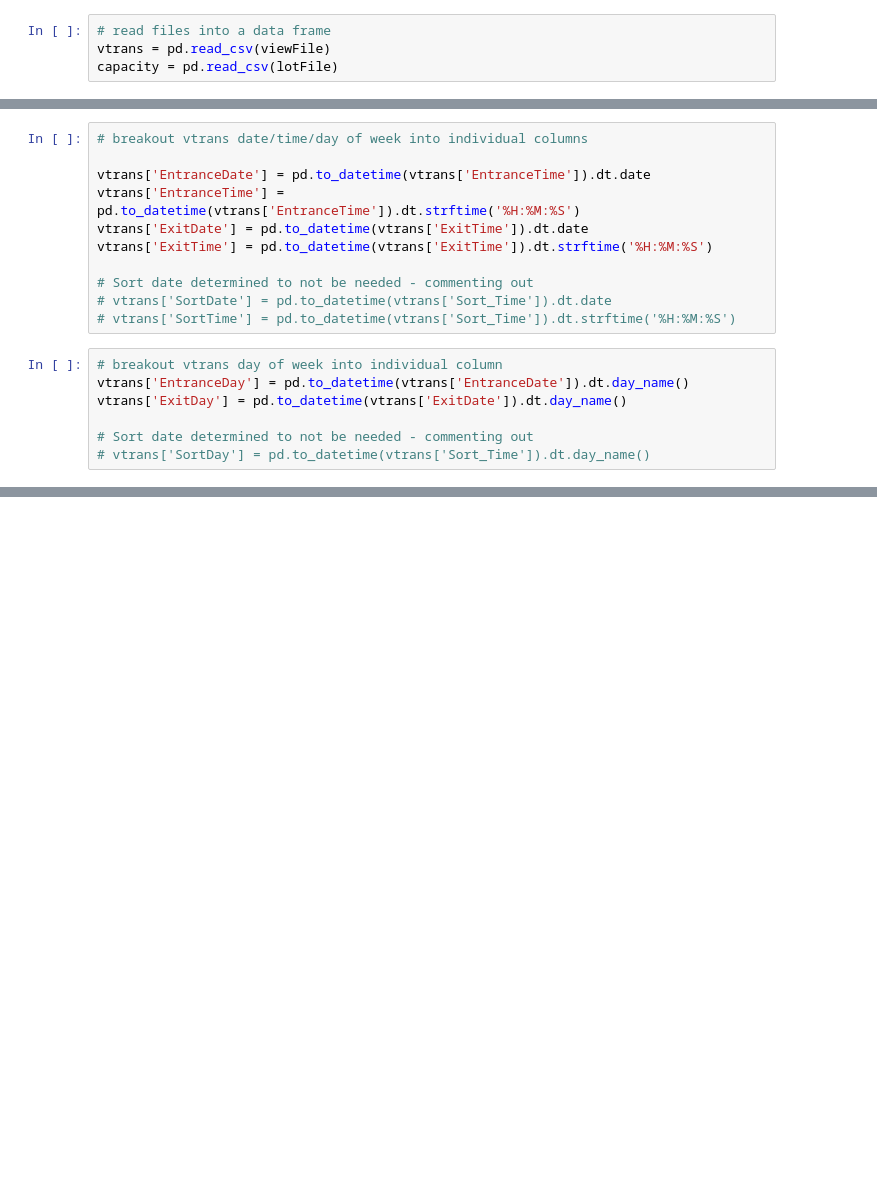
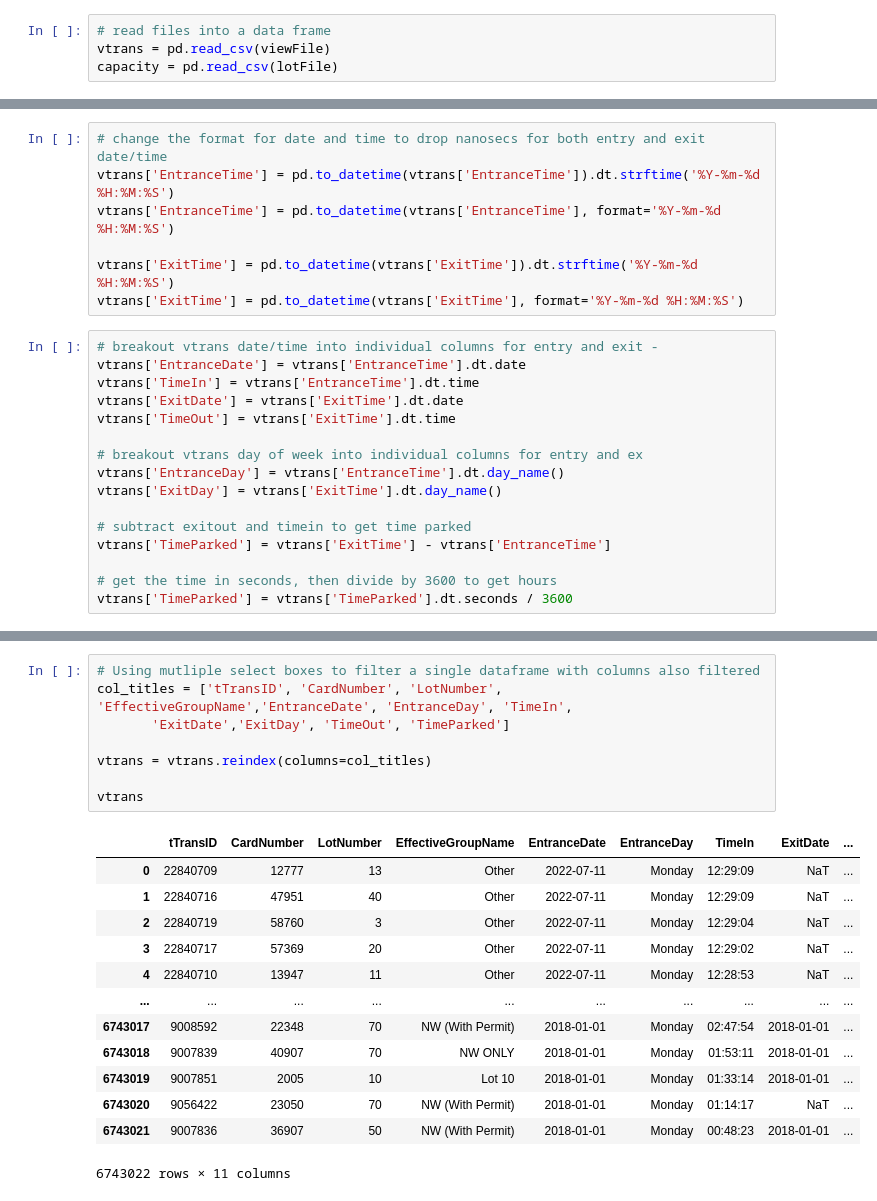
Before and after one commit to jacobbp25/Group5Project, a Jupyter notebook: Parking_m.ipynb, the cells around one changed output, grey strips where cells are left out. Saved outputs shown, nothing was run; the diff lists cells and outputs as text; blank space fills up the shorter version.

```diff
--- a/Parking_m.ipynb
+++ b/Parking_m.ipynb
@@ -62,18 +98,23 @@ vtrans
+# %%
+# change the format for date and time to drop nanosecs for both entry and exit date/time
+vtrans['EntranceTime'] = pd.to_datetime(vtrans['EntranceTime']).dt.strftime('%Y-%m-%d %H:%M:%S')
+vtrans['EntranceTime'] = pd.to_datetime(vtrans['EntranceTime'], format='%Y-%m-%d %H:%M:%S')
+
+vtrans['ExitTime'] = pd.to_datetime(vtrans['ExitTime']).dt.strftime('%Y-%m-%d %H:%M:%S')
+vtrans['ExitTime'] = pd.to_datetime(vtrans['ExitTime'], format='%Y-%m-%d %H:%M:%S')
 # %%
-# breakout vtrans date/time/day of week into individual columns
+# breakout vtrans date/time into individual columns for entry and exit -
+vtrans['EntranceDate'] = vtrans['EntranceTime'].dt.date
+vtrans['TimeIn'] = vtrans['EntranceTime'].dt.time
+vtrans['ExitDate'] = vtrans['ExitTime'].dt.date
+vtrans['TimeOut'] = vtrans['ExitTime'].dt.time
 
-vtrans['EntranceDate'] = pd.to_datetime(vtrans['EntranceTime']).dt.date
-vtrans['EntranceTime'] = pd.to_datetime(vtrans['EntranceTime']).dt.strftime('%H:%M:%S')
-vtrans['ExitDate'] = pd.to_datetime(vtrans['ExitTime']).dt.date
-vtrans['ExitTime'] = pd.to_datetime(vtrans['ExitTime']).dt.strftime('%H:%M:%S')
+# breakout vtrans day of week into individual columns for entry and ex
+vtrans['EntranceDay'] = vtrans['EntranceTime'].dt.day_name()
+vtrans['ExitDay'] = vtrans['ExitTime'].dt.day_name()
 
-# Sort date determined to not be needed - commenting out
-# vtrans['SortDate'] = pd.to_datetime(vtrans['Sort_Time']).dt.date
-# vtrans['SortTime'] = pd.to_datetime(vtrans['Sort_Time']).dt.strftime('%H:%M:%S')
+# subtract exitout and timein to get time parked
+vtrans['TimeParked'] = vtrans['ExitTime'] - vtrans['EntranceTime']
+
+# get the time in seconds, then divide by 3600 to get hours
+vtrans['TimeParked'] = vtrans['TimeParked'].dt.seconds / 3600
-# %%
-# breakout vtrans day of week into individual column
-vtrans['EntranceDay'] = pd.to_datetime(vtrans['EntranceDate']).dt.day_name()
-vtrans['ExitDay'] = pd.to_datetime(vtrans['ExitDate']).dt.day_name()
-
-# Sort date determined to not be needed - commenting out
-# vtrans['SortDay'] = pd.to_datetime(vtrans['Sort_Time']).dt.day_name()
@@ -96 +139,23 @@ e_count
+# %%
+# Using mutliple select boxes to filter a single dataframe with columns also filtered
+col_titles = ['tTransID', 'CardNumber', 'LotNumber', 'EffectiveGroupName','EntranceDate', 'EntranceDay', 'TimeIn',
+       'ExitDate','ExitDay', 'TimeOut', 'TimeParked']
+
+vtrans = vtrans.reindex(columns=col_titles)
+
+vtrans
+# %% [output]
+|  | tTransID | CardNumber | LotNumber | EffectiveGroupName | EntranceDate | EntranceDay | TimeIn | ExitDate | ... |
+| 0 | 22840709 | 12777 | 13 | Other | 2022-07-11 | Monday | 12:29:09 | NaT | ... |
+| 1 | 22840716 | 47951 | 40 | Other | 2022-07-11 | Monday | 12:29:09 | NaT | ... |
+| 2 | 22840719 | 58760 | 3 | Other | 2022-07-11 | Monday | 12:29:04 | NaT | ... |
+| 3 | 22840717 | 57369 | 20 | Other | 2022-07-11 | Monday | 12:29:02 | NaT | ... |
+| 4 | 22840710 | 13947 | 11 | Other | 2022-07-11 | Monday | 12:28:53 | NaT | ... |
+| ... | ... | ... | ... | ... | ... | ... | ... | ... | ... |
+| 6743017 | 9008592 | 22348 | 70 | NW (With Permit) | 2018-01-01 | Monday | 02:47:54 | 2018-01-01 | ... |
+| 6743018 | 9007839 | 40907 | 70 | NW ONLY | 2018-01-01 | Monday | 01:53:11 | 2018-01-01 | ... |
+| 6743019 | 9007851 | 2005 | 10 | Lot 10 | 2018-01-01 | Monday | 01:33:14 | 2018-01-01 | ... |
+| 6743020 | 9056422 | 23050 | 70 | NW (With Permit) | 2018-01-01 | Monday | 01:14:17 | NaT | ... |
+| 6743021 | 9007836 | 36907 | 50 | NW (With Permit) | 2018-01-01 | Monday | 00:48:23 | 2018-01-01 | ... |
+6743022 rows × 11 columns
 # %%
```
Also changed, not shown: parts of 23 cells of this notebook.
